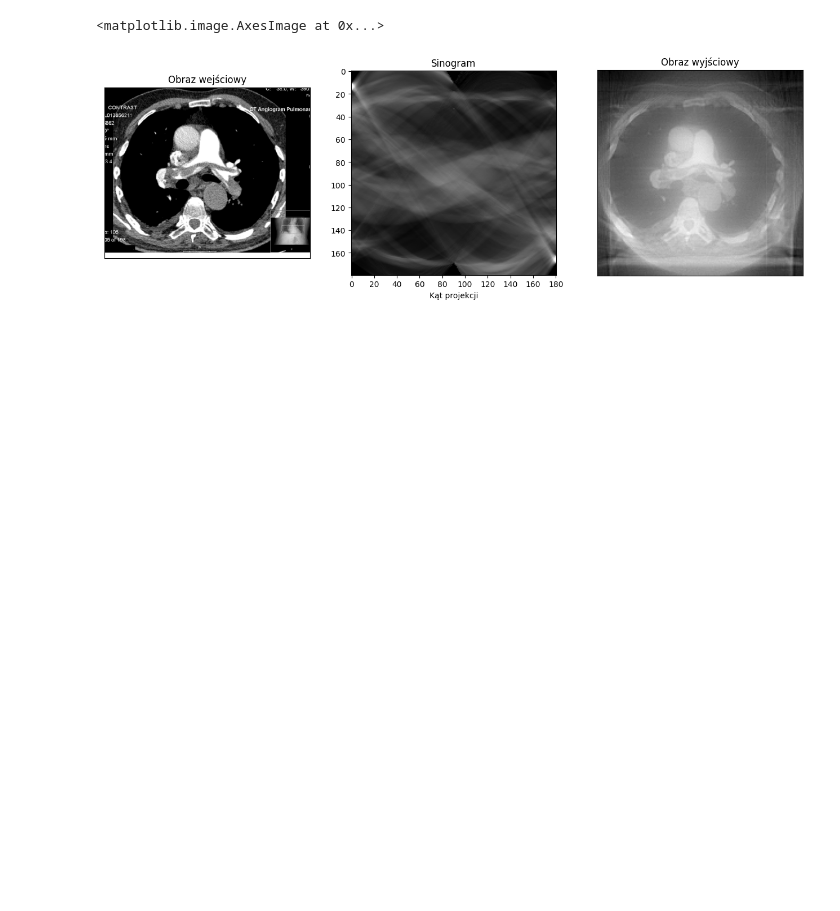
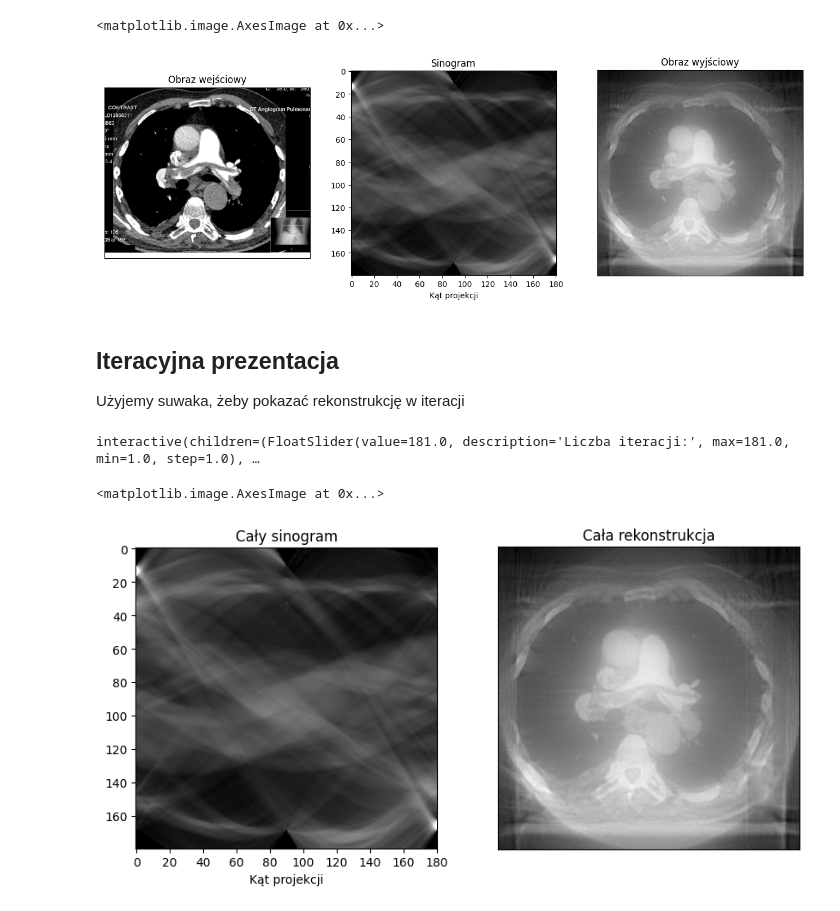
Before and after one commit to mr-SCWN/Informatyka-w-medycynie, a Jupyter notebook: Tomograf/Tomograf.ipynb, the cells around one changed output. Cells and saved outputs as stored; diff of their text form; code cells hidden in the pictures; blank space fills up the shorter version.

```diff
--- a/Tomograf/Tomograf.ipynb
+++ b/Tomograf/Tomograf.ipynb
@@ -227,3 +229,57 @@ sub3.imshow(constr, cmap='gray')
 # %% [output]
 <matplotlib.image.AxesImage at 0x...>
 [figure]
+# %% [markdown]
+## **Iteracyjna prezentacja**
+Użyjemy suwaka, żeby pokazać rekonstrukcję w iteracji
+# %%
+def number_of_iter(iteration):
+    global plt
+    num_iter = iteration
+
+    plt.figure(figsize=(10,10))
+    xlabels = [i * 20 for i in range(10)]
+
+    global sub_sinogram_part, sub_reconstruction_part, projection
+
+    sinogram2 = np.zeros_like(sinogram)
+    sinogram2[:, :int(num_iter)] = sinogram[:, :int(num_iter)]
+    next_proj = sum(projection[:(1 + int(num_iter))])
+
+    sub_sinogram_part = plt.subplot(121)
+    sub_sinogram_part.set_xticks(np.arange(0, 181/d_x, 20/d_x))
+    sub_sinogram_part.set_xticklabels(xlabels)
+    sub_sinogram_part.set_xlabel("Kąt projekcji")
+    sub_sinogram_part.set_title(f"Sinogram po {int(num_iter)} iteracjach")
+    sub_sinogram_part.imshow(sinogram2, cmap='gray')
+
+    reconstruction = sum(projection[:int(num_iter) + 1])
+
+    sub_reconstruction_part = plt.subplot(122)
+    sub_reconstruction_part.set_title(f"Rekonstrukcja po {int(num_iter)} iteracjach")
+    sub_reconstruction_part.set_xticks([],[])
+    sub_reconstruction_part.set_yticks([],[])
+    sub_reconstruction_part.imshow(reconstruction, cmap='gray')
+
+
+interact(number_of_iter , iteration=widgets.FloatSlider(description='Liczba iteracji:', min=1,max=int(math.ceil(180/d_x)+1),step=1,value=int(math.ceil(180/d_x)+1)))
+
+plt.figure(figsize=(10,10))
+xlabels=[i*20 for i in range(10)]
+
+sub_sinogram_full = plt.subplot(121)
+sub_sinogram_full.set_xticks(np.arange(0, 181/d_x, 20/d_x))
+sub_sinogram_full.set_xticklabels(xlabels)
+sub_sinogram_full.set_xlabel("Kąt projekcji")
+sub_sinogram_full.set_title("Cały sinogram")
+sub_sinogram_full.imshow(sinogram, cmap='gray')
+
+sub_reconstruction_full = plt.subplot(122)
+sub_reconstruction_full.set_title("Cała rekonstrukcja")
+sub_reconstruction_full.set_xticks([],[])
+sub_reconstruction_full.set_yticks([],[])
+sub_reconstruction_full.imshow(sum(projection), cmap='gray')
+# %% [output]
+interactive(children=(FloatSlider(value=181.0, description='Liczba iteracji:', max=181.0, min=1.0, step=1.0), …
+<matplotlib.image.AxesImage at 0x...>
+[figure, added]
```
Also changed, not shown: parts of 12 cells of this notebook, 1 other file.
